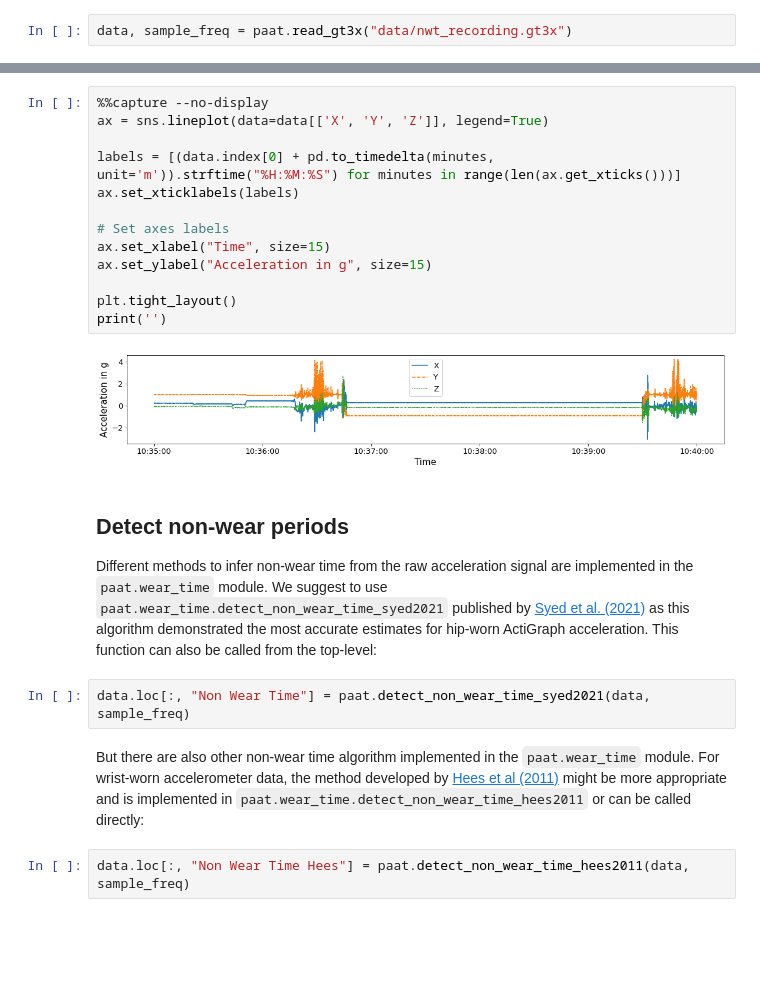
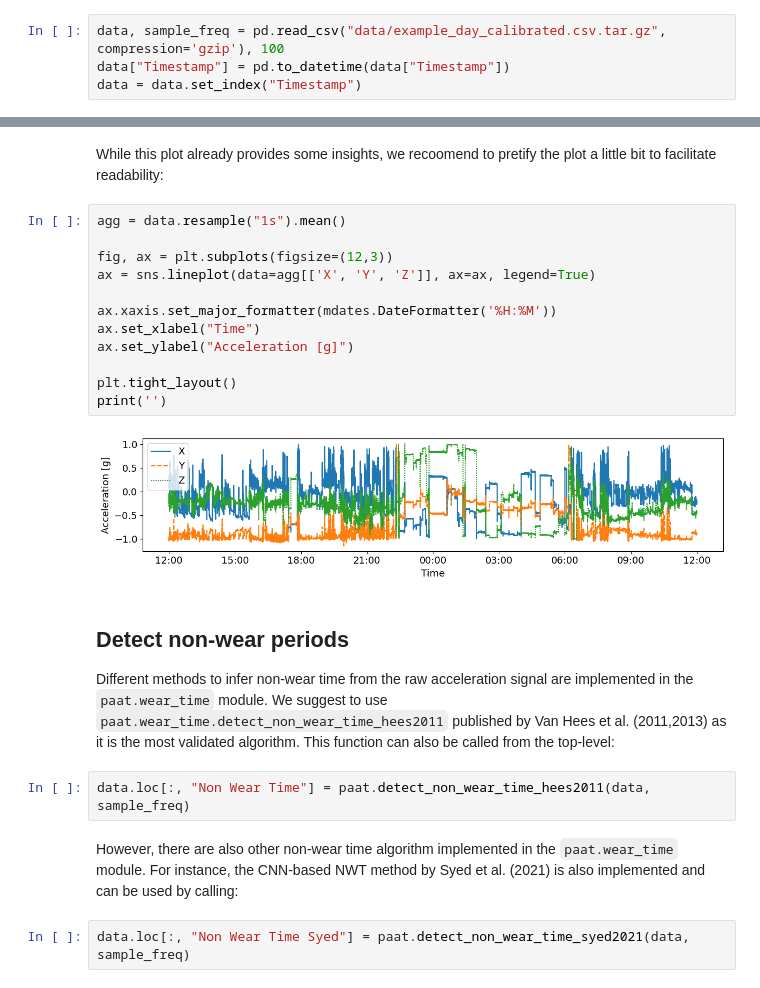
Before and after one commit to Trybnetic/paat, a Jupyter notebook: docs/source/example_notebooks/analyze_data.ipynb, the cells around one changed output, grey strips where cells are left out. Saved outputs shown, nothing was run; the diff lists cells and outputs as text; blank space fills up the shorter version.

Commit message:
fixes example formatting

```diff
--- a/docs/source/example_notebooks/analyze_data.ipynb
+++ b/docs/source/example_notebooks/analyze_data.ipynb
@@ -24,2 +22,4 @@ the `paat.io` module. However, you can also call the function directly from the
 # %%
-data, sample_freq = paat.read_gt3x("data/nwt_recording.gt3x")
+data, sample_freq = pd.read_csv("data/example_day_calibrated.csv.tar.gz", compression='gzip'), 100
+data["Timestamp"] = pd.to_datetime(data["Timestamp"])
+data = data.set_index("Timestamp")
@@ -26,30 +37,30 @@ data, sample_freq = paat.read_gt3x("data/nwt_recording.gt3x")
+# %% [markdown]
+While this plot already provides some insights, we recoomend to pretify the plot a little bit to facilitate readability:
 # %%
-%%capture --no-display
-ax = sns.lineplot(data=data[['X', 'Y', 'Z']], legend=True)
+agg = data.resample("1s").mean()
 
-labels = [(data.index[0] + pd.to_timedelta(minutes, unit='m')).strftime("%H:%M:%S") for minutes in range(len(ax.get_xticks()))]
-ax.set_xticklabels(labels)
+fig, ax = plt.subplots(figsize=(12,3))
+ax = sns.lineplot(data=agg[['X', 'Y', 'Z']], ax=ax, legend=True)
 
-# Set axes labels
-ax.set_xlabel("Time", size=15)
-ax.set_ylabel("Acceleration in g", size=15)
+ax.xaxis.set_major_formatter(mdates.DateFormatter('%H:%M'))
+ax.set_xlabel("Time")
+ax.set_ylabel("Acceleration [g]")
 
 plt.tight_layout()
 print('')
 # %% [output]
-[figure, old version]
+[figure, new version]
 # %% [markdown]
 Detect non-wear periods
 -----------------------
 
 Different methods to infer non-wear time from the raw acceleration signal are
 implemented in the `paat.wear_time` module. We suggest to use
-`paat.wear_time.detect_non_wear_time_syed2021` published by [Syed et al. (2021)](https://doi.org/10.1038/s41598-021-87757-z) as this algorithm demonstrated the most accurate estimates for hip-worn ActiGraph acceleration. This function can also be called from the top-level:
+`paat.wear_time.detect_non_wear_time_hees2011` published by Van Hees et al. (2011,2013) as it is the most validated algorithm. This function can also be called from the top-level:
-# %%
-data.loc[:, "Non Wear Time"] = paat.detect_non_wear_time_syed2021(data, sample_freq)
-# %% [markdown]
-But there are also other non-wear time algorithm implemented in the `paat.wear_time`
-module. For wrist-worn accelerometer data, the method developed by [Hees et al (2011)](https://doi.org/10.1371/journal.pone.0022922) might be more
-appropriate and is implemented in `paat.wear_time.detect_non_wear_time_hees2011` or can be called directly:
 # %%
-data.loc[:, "Non Wear Time Hees"] = paat.detect_non_wear_time_hees2011(data, sample_freq)
+data.loc[:, "Non Wear Time"] = paat.detect_non_wear_time_hees2011(data, sample_freq)
+# %% [markdown]
+However, there are also other non-wear time algorithm implemented in the `paat.wear_time`
+module. For instance, the CNN-based NWT method by Syed et al. (2021) is also implemented and can be used by calling:
+# %%
+data.loc[:, "Non Wear Time Syed"] = paat.detect_non_wear_time_syed2021(data, sample_freq)
```
Also changed, not shown: parts of 16 cells of this notebook, 2 other files.
